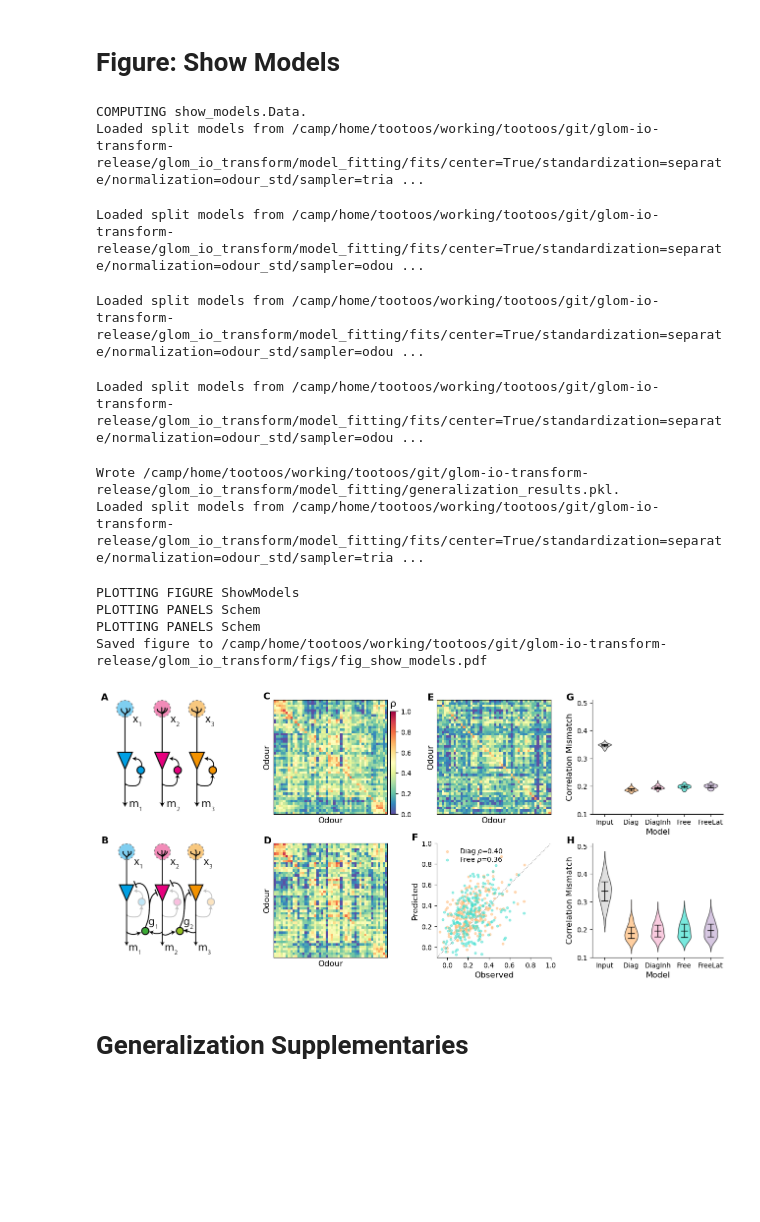
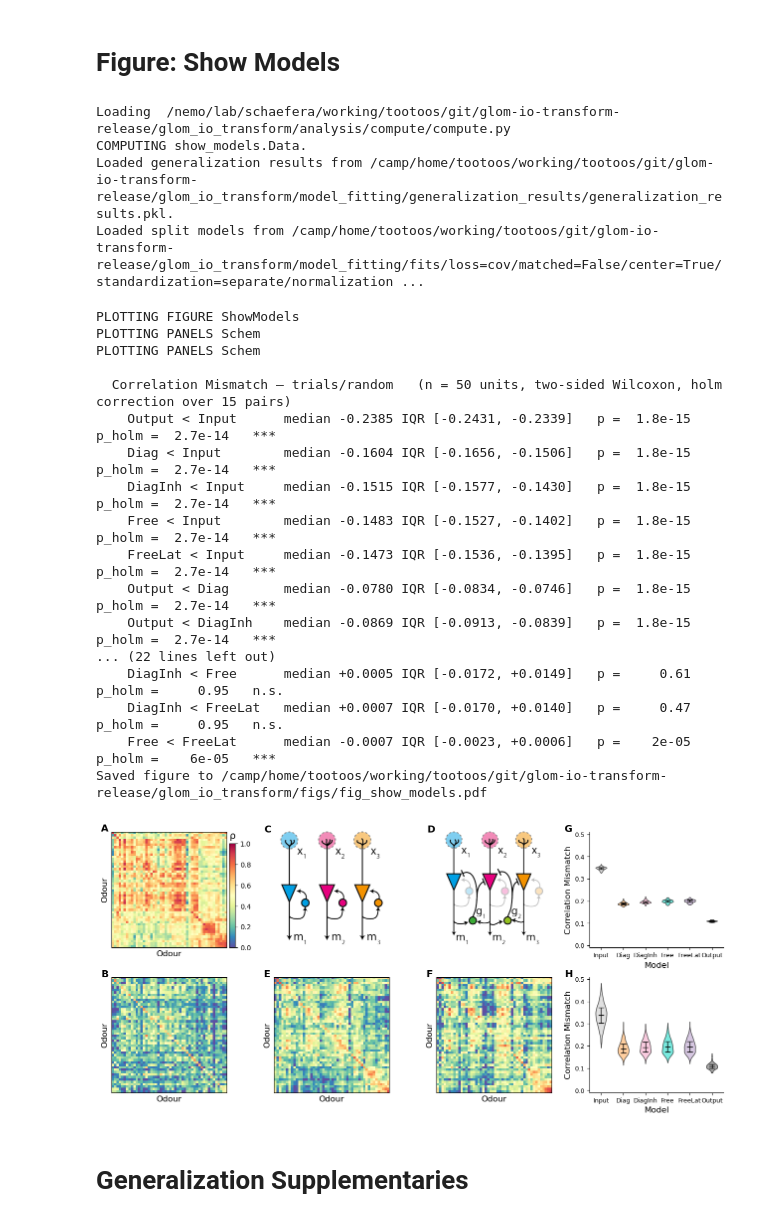
Before and after one commit to stootoon/glom-io-transform-release, a Jupyter notebook: glom_io_transform/analysis/fig_driver.ipynb, the cells around one changed output. Drawn from its saved outputs; the diff is of its cells as text; code cells hidden in the pictures; blank space fills up the shorter version.

```diff
--- a/glom_io_transform/analysis/fig_driver.ipynb
+++ b/glom_io_transform/analysis/fig_driver.ipynb
@@ -51,32 +102,45 @@ PLOTTING PANELS FreeConnModesHist
 # %% [markdown]
 # Figure: Show Models
 # %%
-from glom_io_transform.analysis.compute import show_models as compute_show_models
-reload(compute_show_models)
-show_models_data = compute_show_models.Da   ta().compute()
+from glom_io_transform.analysis.compute import generalization as compute_generalization; reload(compute_generalization)
+from glom_io_transform.analysis.compute import show_models as compute_show_models; reload(compute_show_models)
+show_models_data = compute_show_models.Data().compute(compute_df = False)
 # %% [output]
+Loading  /nemo/lab/schaefera/working/tootoos/git/glom-io-transform-release/glom_io_transform/analysis/compute/compute.py
 COMPUTING show_models.Data.
-Loaded split models from /camp/home/tootoos/working/tootoos/git/glom-io-transform-release/glom_io_transform/model_fitting/fits/center=True/standardization=separate/normalization=odour_std/sampler=tria ...
+Loaded generalization results from /camp/home/tootoos/working/tootoos/git/glom-io-transform-release/glom_io_transform/model_fitting/generalization_results/generalization_results.pkl.
+Loaded split models from /camp/home/tootoos/working/tootoos/git/glom-io-transform-release/glom_io_transform/model_fitting/fits/loss=cov/matched=False/center=True/standardization=separate/normalization ...
-Loaded split models from /camp/home/tootoos/working/tootoos/git/glom-io-transform-release/glom_io_transform/model_fitting/fits/center=True/standardization=separate/normalization=odour_std/sampler=odou ...
-Loaded split models from /camp/home/tootoos/working/tootoos/git/glom-io-transform-release/glom_io_transform/model_fitting/fits/center=True/standardization=separate/normalization=odour_std/sampler=odou ...
-Loaded split models from /camp/home/tootoos/working/tootoos/git/glom-io-transform-release/glom_io_transform/model_fitting/fits/center=True/standardization=separate/normalization=odour_std/sampler=odou ...
-Wrote /camp/home/tootoos/working/tootoos/git/glom-io-transform-release/glom_io_transform/model_fitting/generalization_results.pkl.
-Loaded split models from /camp/home/tootoos/working/tootoos/git/glom-io-transform-release/glom_io_transform/model_fitting/fits/center=True/standardization=separate/normalization=odour_std/sampler=tria ...
 # %%
+from glom_io_transform.data import odours; reload(odours)
+from glom_io_transform.analysis.figures import violin_plots; reload(violin_plots)
 from glom_io_transform.analysis.figures import show_models as fig_show_models; reload(fig_show_models)
 from glom_io_transform import paths
-fig = figure(figsize=(13, 6)); #title("HellO")
-ax = fig_show_models.Main.plot(show_models_data)#, free_corr_energy=free_data.corr_energy)
+fig = figure(figsize=(13, 6));
+ax = fig_show_models.Main.plot(show_models_data)
 tight_layout(w_pad=0.5)
-label_axes([ax[k] for k in ax], "ABCDEFGH", fontsize=14, fontweight="bold")
+order = ["rep_in", "rep_star", "circ_diag", "circ_free", "rep_diag", "rep_free", "gen_trials", "gen_outclass"]
+label_axes([ax[k] for k in order], "ABCDEFGH", fontsize=14, fontweight="bold")
 fig_file = f"{paths.proj_path}/figs/fig_show_models.pdf"
 savefig(fig_file, bbox_inches="tight", dpi=600)
 print(f"Saved figure to {fig_file}")
 # %% [output]
 PLOTTING FIGURE ShowModels
 PLOTTING PANELS Schem
 PLOTTING PANELS Schem
+
+  Correlation Mismatch — trials/random   (n = 50 units, two-sided Wilcoxon, holm correction over 15 pairs)
+    Output < Input      median -0.2385 IQR [-0.2431, -0.2339]   p =  1.8e-15  p_holm =  2.7e-14   ***
+    Diag < Input        median -0.1604 IQR [-0.1656, -0.1506]   p =  1.8e-15  p_holm =  2.7e-14   ***
+    DiagInh < Input     median -0.1515 IQR [-0.1577, -0.1430]   p =  1.8e-15  p_holm =  2.7e-14   ***
+    Free < Input        median -0.1483 IQR [-0.1527, -0.1402]   p =  1.8e-15  p_holm =  2.7e-14   ***
+    FreeLat < Input     median -0.1473 IQR [-0.1536, -0.1395]   p =  1.8e-15  p_holm =  2.7e-14   ***
+    Output < Diag       median -0.0780 IQR [-0.0834, -0.0746]   p =  1.8e-15  p_holm =  2.7e-14   ***
+    Output < DiagInh    median -0.0869 IQR [-0.0913, -0.0839]   p =  1.8e-15  p_holm =  2.7e-14   ***
+... (22 lines left out)
+    DiagInh < Free      median +0.0005 IQR [-0.0172, +0.0149]   p =     0.61  p_holm =     0.95   n.s.
+    DiagInh < FreeLat   median +0.0007 IQR [-0.0170, +0.0140]   p =     0.47  p_holm =     0.95   n.s.
+    Free < FreeLat      median -0.0007 IQR [-0.0023, +0.0006]   p =    2e-05  p_holm =    6e-05   ***
 Saved figure to /camp/home/tootoos/working/tootoos/git/glom-io-transform-release/glom_io_transform/figs/fig_show_models.pdf
-[figure, old version]
+[figure, new version]
 # %% [markdown]
 # Generalization Supplementaries
```
Also changed, not shown: parts of 16 cells of this notebook.
